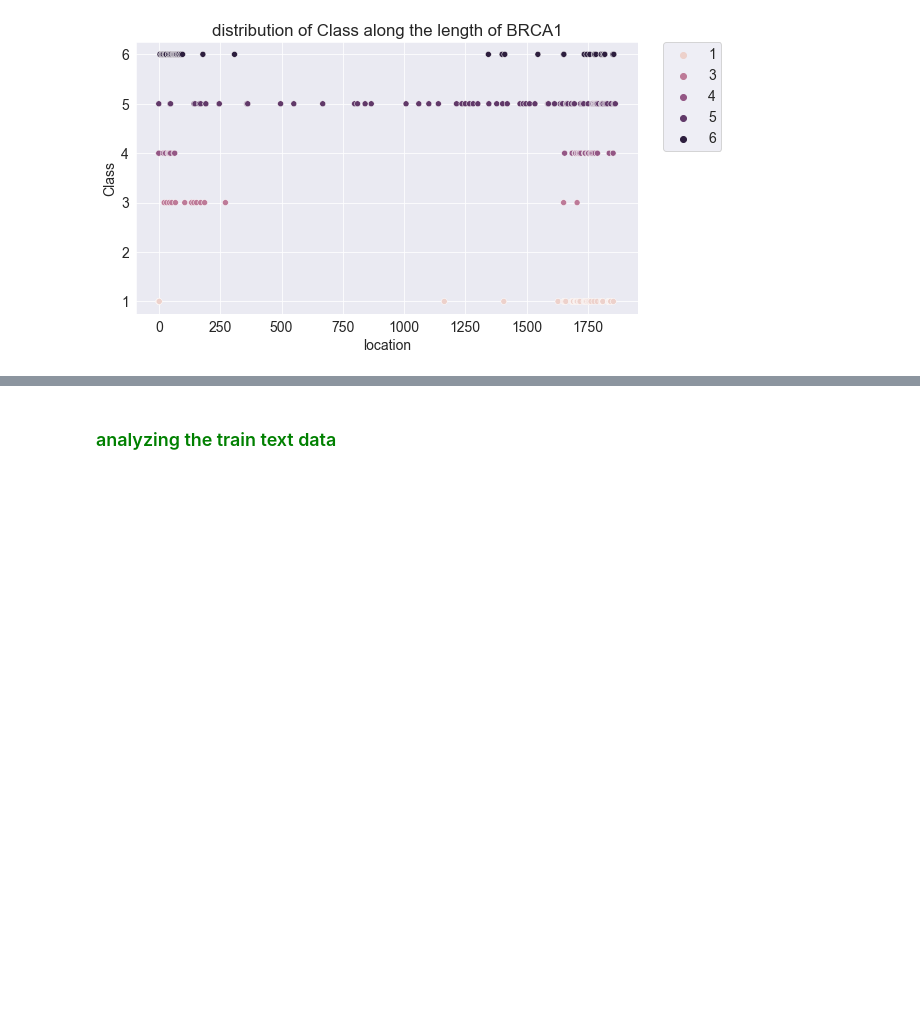
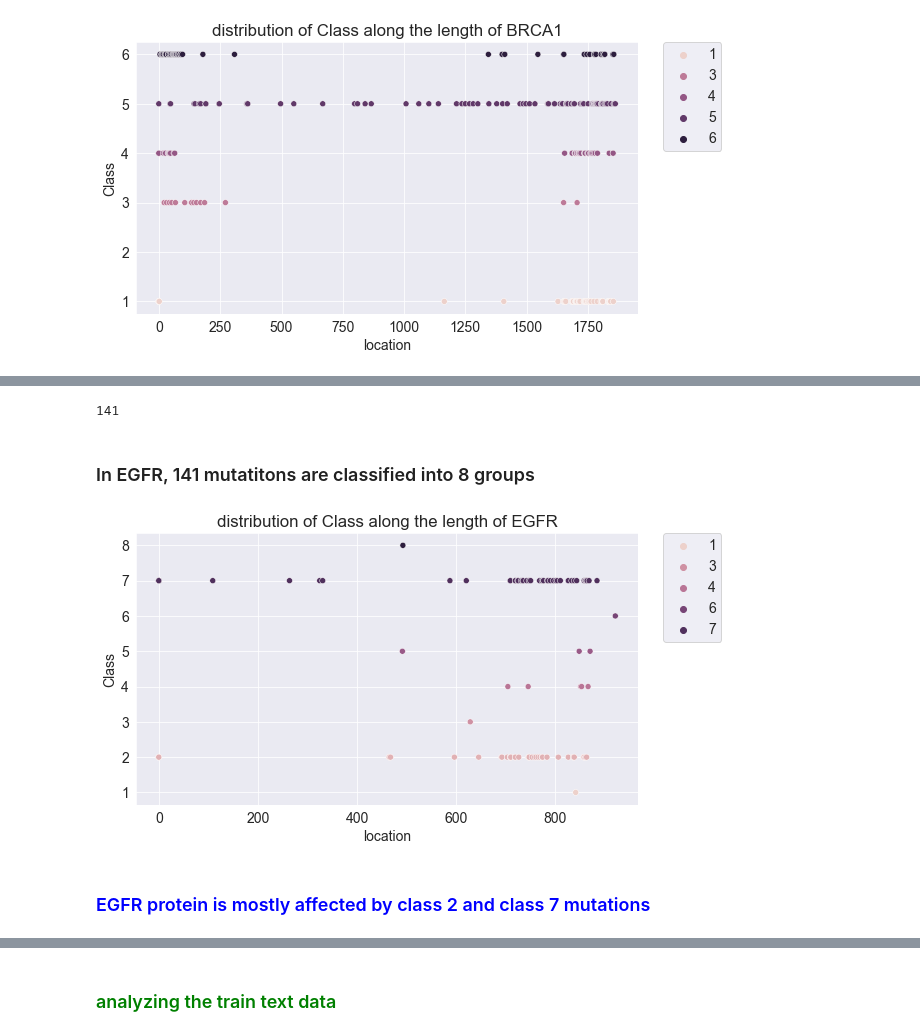
Before and after one commit to me-nobody/jovian-ml-project, a Jupyter notebook: jovian-ml-project-030122.ipynb, the cells around one changed output, grey strips where cells are left out. Drawn from its saved outputs; the diff is of its cells as text; code cells hidden in the pictures; blank space fills up the shorter version.

```diff
--- a/jovian-ml-project-030122.ipynb
+++ b/jovian-ml-project-030122.ipynb
@@ -570,0 +635,2 @@ plt.title('distribution of Class along the length of BRCA1');
+# %%
+egfr=train_df[train_df['Gene'] == 'EGFR']
@@ -570,0 +650,18 @@ plt.title('distribution of Class along the length of BRCA1');
+# %%
+egfr['Variation'].nunique()
+# %% [output]
+141
+# %% [markdown]
+### In EGFR, 141 mutatitons are classified into 8 groups
+# %%
+egfr['location']=egfr['Variation'].map(integer_mutation)
+# %%
+egfr.sort_values('location',inplace=True)
+# %%
+sns.scatterplot(data=egfr,x='location',y='Class',hue='Class',y_jitter=True);
+plt.legend(bbox_to_anchor=(1.05, 1), loc=2, borderaxespad=0.);
+plt.title('distribution of Class along the length of EGFR');
+# %% [output]
+[figure, added]
+# %% [markdown]
+### <font color='blue'> EGFR protein is mostly affected by class 2 and class 7 mutations</font>
```
Also changed, not shown: parts of 32 cells of this notebook.
